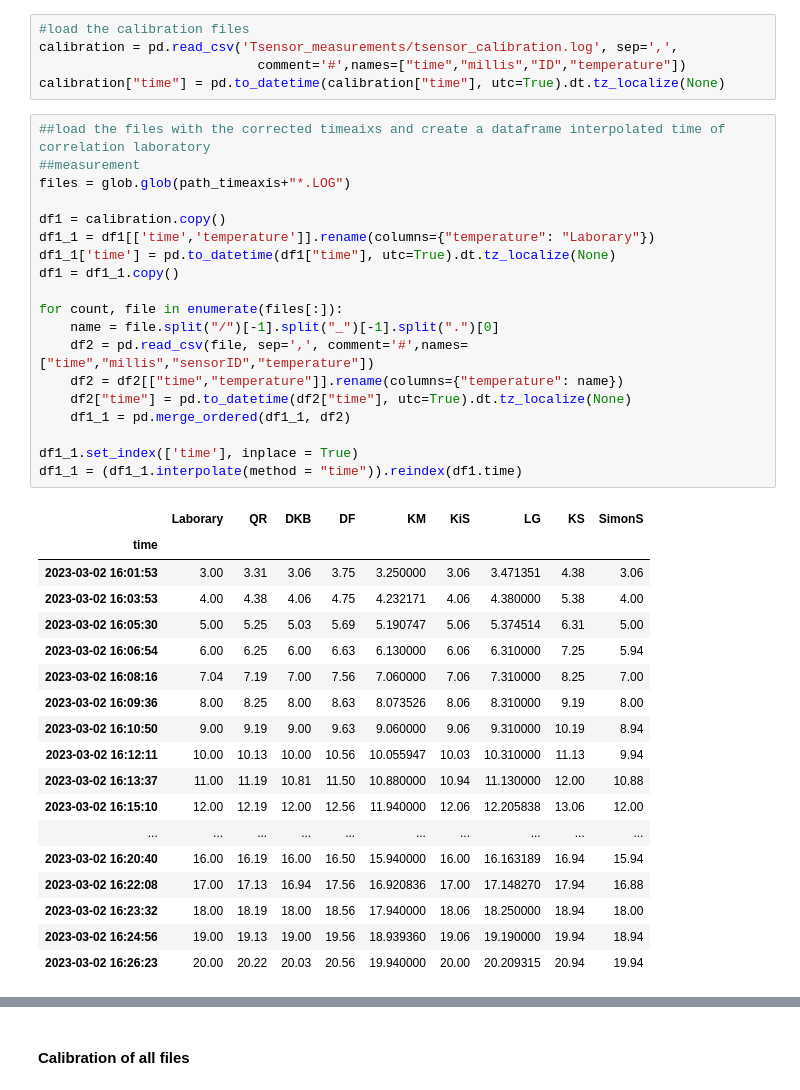
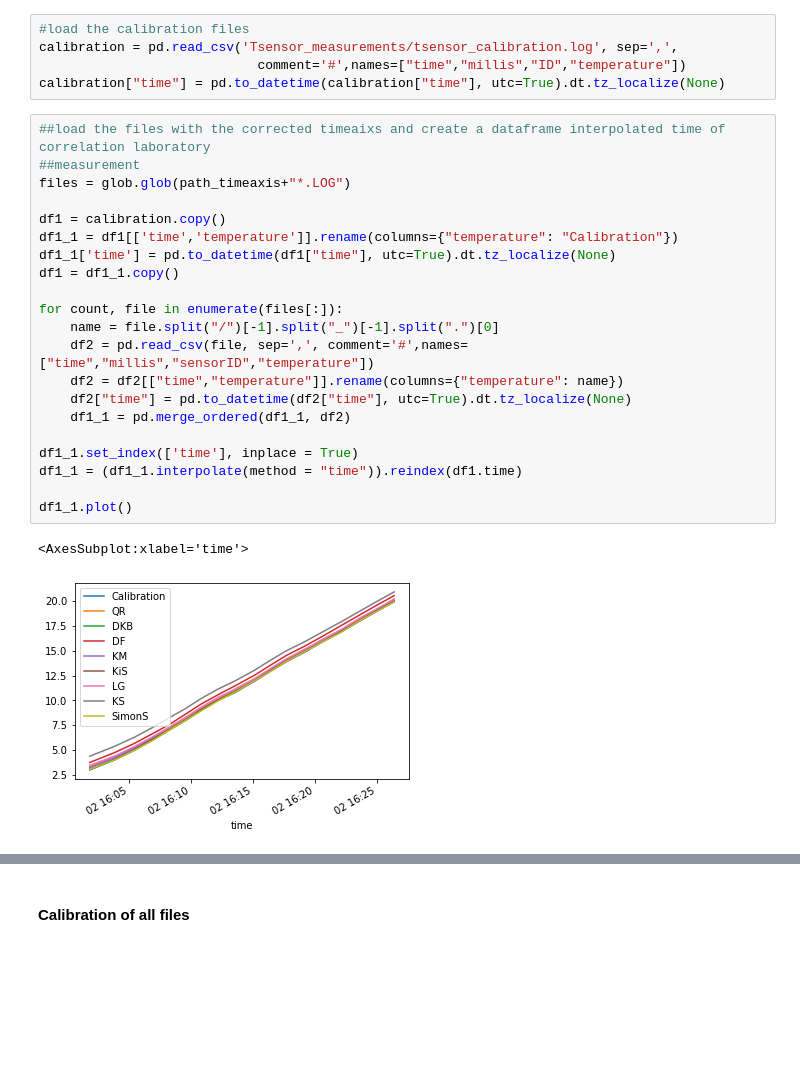
Before and after one commit to loanagr/Temperature_sensor, a Jupyter notebook: Evaluation_Tsensor_measurements.ipynb, the cells around one changed output, grey strips where cells are left out. Cells and saved outputs as stored; diff of their text form; blank space fills up the shorter version.

```diff
--- a/Evaluation_Tsensor_measurements.ipynb
+++ b/Evaluation_Tsensor_measurements.ipynb
@@ -79,41 +79,27 @@ calibration["time"] = pd.to_datetime(calibration["time"], utc=True).dt.tz_locali
 # %%
 ##load the files with the corrected timeaixs and create a dataframe interpolated time of correlation laboratory
 ##measurement
 files = glob.glob(path_timeaxis+"*.LOG")
 
 df1 = calibration.copy()
-df1_1 = df1[['time','temperature']].rename(columns={"temperature": "Laborary"})
+df1_1 = df1[['time','temperature']].rename(columns={"temperature": "Calibration"})
 df1_1['time'] = pd.to_datetime(df1["time"], utc=True).dt.tz_localize(None)
 df1 = df1_1.copy()
 
 for count, file in enumerate(files[:]):
     name = file.split("/")[-1].split("_")[-1].split(".")[0]
     df2 = pd.read_csv(file, sep=',', comment='#',names=["time","millis","sensorID","temperature"])
     df2 = df2[["time","temperature"]].rename(columns={"temperature": name})
     df2["time"] = pd.to_datetime(df2["time"], utc=True).dt.tz_localize(None)
     df1_1 = pd.merge_ordered(df1_1, df2)
 
 df1_1.set_index(['time'], inplace = True)
 df1_1 = (df1_1.interpolate(method = "time")).reindex(df1.time)
+
+df1_1.plot()
 # %% [output]
-|  | Laborary | QR | DKB | DF | KM | KiS | LG | KS | SimonS |
-| time |  |  |  |  |  |  |  |  |  |
-| 2023-03-02 16:01:53 | 3.00 | 3.31 | 3.06 | 3.75 | 3.250000 | 3.06 | 3.471351 | 4.38 | 3.06 |
-| 2023-03-02 16:03:53 | 4.00 | 4.38 | 4.06 | 4.75 | 4.232171 | 4.06 | 4.380000 | 5.38 | 4.00 |
-| 2023-03-02 16:05:30 | 5.00 | 5.25 | 5.03 | 5.69 | 5.190747 | 5.06 | 5.374514 | 6.31 | 5.00 |
-| 2023-03-02 16:06:54 | 6.00 | 6.25 | 6.00 | 6.63 | 6.130000 | 6.06 | 6.310000 | 7.25 | 5.94 |
-| 2023-03-02 16:08:16 | 7.04 | 7.19 | 7.00 | 7.56 | 7.060000 | 7.06 | 7.310000 | 8.25 | 7.00 |
-| 2023-03-02 16:09:36 | 8.00 | 8.25 | 8.00 | 8.63 | 8.073526 | 8.06 | 8.310000 | 9.19 | 8.00 |
-| 2023-03-02 16:10:50 | 9.00 | 9.19 | 9.00 | 9.63 | 9.060000 | 9.06 | 9.310000 | 10.19 | 8.94 |
-| 2023-03-02 16:12:11 | 10.00 | 10.13 | 10.00 | 10.56 | 10.055947 | 10.03 | 10.310000 | 11.13 | 9.94 |
-| 2023-03-02 16:13:37 | 11.00 | 11.19 | 10.81 | 11.50 | 10.880000 | 10.94 | 11.130000 | 12.00 | 10.88 |
-| 2023-03-02 16:15:10 | 12.00 | 12.19 | 12.00 | 12.56 | 11.940000 | 12.06 | 12.205838 | 13.06 | 12.00 |
-| ... | ... | ... | ... | ... | ... | ... | ... | ... | ... |
-| 2023-03-02 16:20:40 | 16.00 | 16.19 | 16.00 | 16.50 | 15.940000 | 16.00 | 16.163189 | 16.94 | 15.94 |
-| 2023-03-02 16:22:08 | 17.00 | 17.13 | 16.94 | 17.56 | 16.920836 | 17.00 | 17.148270 | 17.94 | 16.88 |
-| 2023-03-02 16:23:32 | 18.00 | 18.19 | 18.00 | 18.56 | 17.940000 | 18.06 | 18.250000 | 18.94 | 18.00 |
-| 2023-03-02 16:24:56 | 19.00 | 19.13 | 19.00 | 19.56 | 18.939360 | 19.06 | 19.190000 | 19.94 | 18.94 |
-| 2023-03-02 16:26:23 | 20.00 | 20.22 | 20.03 | 20.56 | 19.940000 | 20.00 | 20.209315 | 20.94 | 19.94 |
+<AxesSubplot:xlabel='time'>
+[figure, added]
 # %%
 sensor_list = df1_1.columns.values.tolist()[:]
 
```
Also changed, not shown: parts of 25 cells of this notebook.
